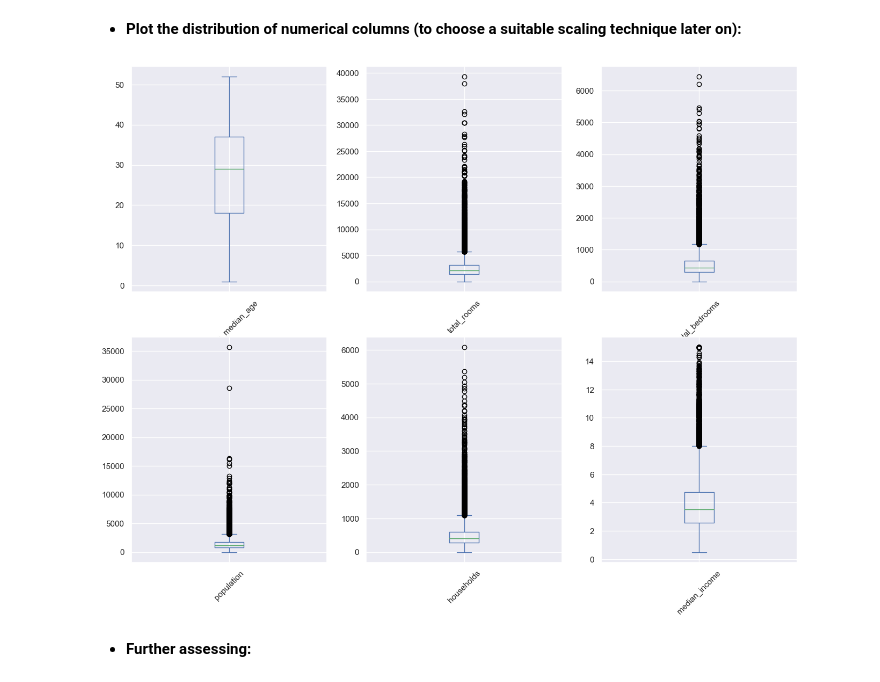
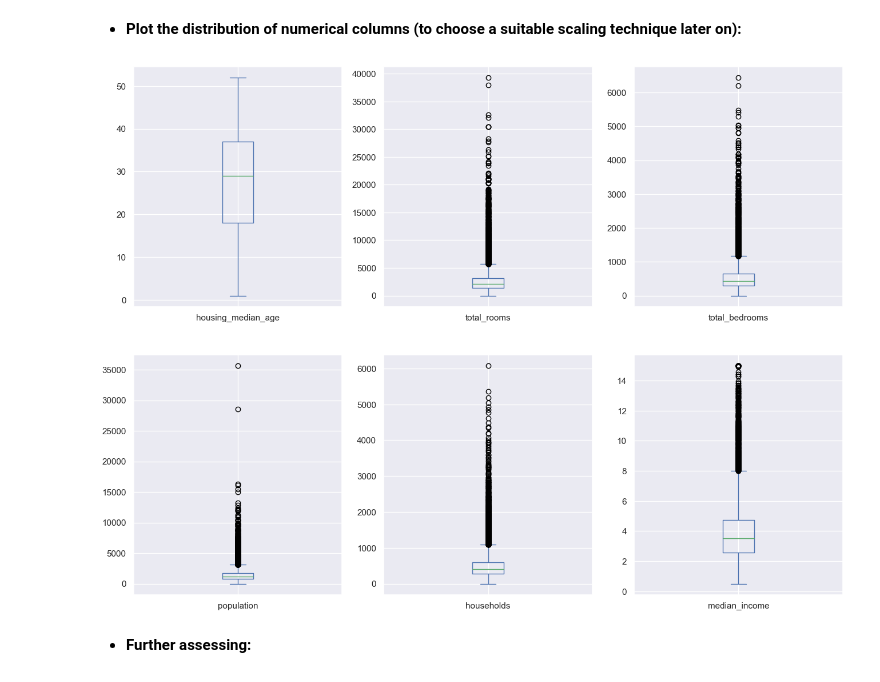
Before and after one commit to mohebmaher/GDSC-Core-Team-Training, a Jupyter notebook: Assignment-05/assignment_05.ipynb, the cells around one changed output. Saved outputs shown, nothing was run; the diff lists cells and outputs as text; code cells hidden in the pictures.

```diff
--- a/Assignment-05/assignment_05.ipynb
+++ b/Assignment-05/assignment_05.ipynb
@@ -106,11 +107,11 @@ cols = ["housing_median_age", "total_rooms", "total_bedrooms", "population", "ho
 # %%
 # Plot the distrubution of all numerical columns (except the target):
 fig, axs = plt.subplots(2, 3, figsize=(16, 12))
 axs = axs.flatten()
 for col, ax in zip(cols, axs):
-    cal_housing_prices[col].plot.box(rot=45, ax=ax)
+    cal_housing_prices[col].plot.box(ax=ax)
 # %% [output]
-[figure, old version]
+[figure, new version]
 # %% [markdown]
 - **Further assessing:**
 # %% [markdown]
```
Also changed, not shown: parts of 7 cells of this notebook.
